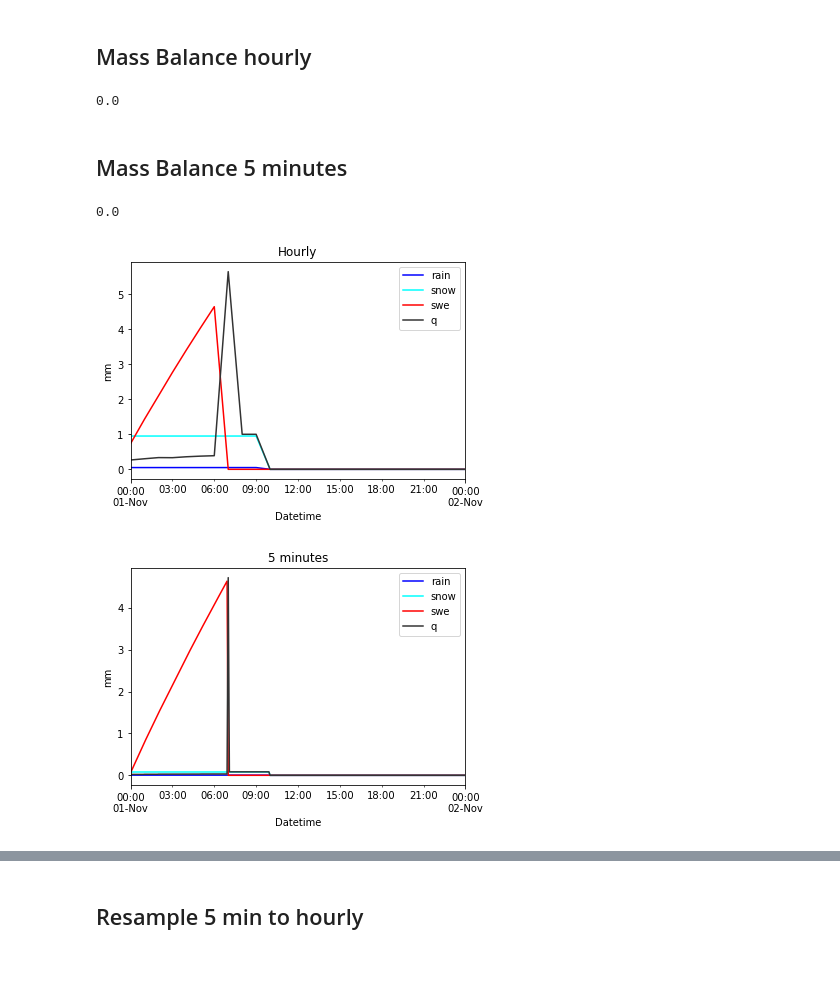
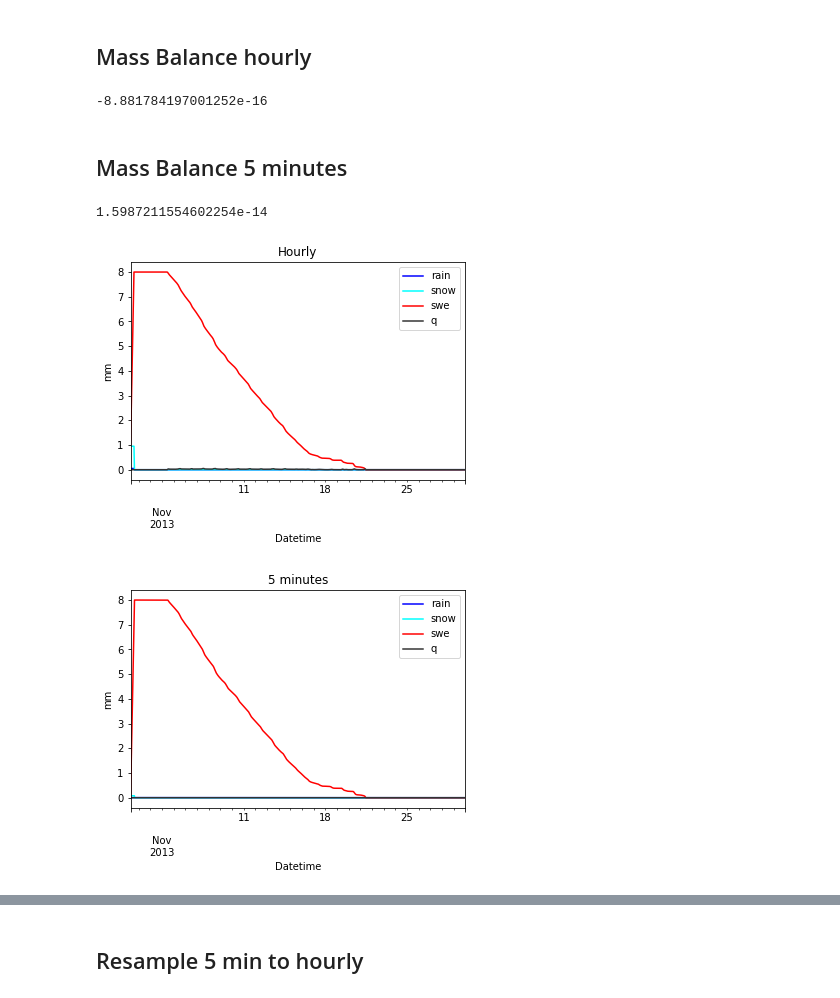
Before and after one commit to geoframecomponents/SnowMelting, a Jupyter notebook: resources/myinput/CheckMassBalanceHock.ipynb, the cells around one changed output, grey strips where cells are left out. Saved outputs shown, nothing was run; the diff lists cells and outputs as text; code cells hidden in the pictures; blank space fills up the shorter version.

```diff
--- a/resources/myinput/CheckMassBalanceHock.ipynb
+++ b/resources/myinput/CheckMassBalanceHock.ipynb
@@ -33,32 +33,36 @@ melting = gf_io.read_OMS_timeseries('MeltingHock_1_impulso_hourly.csv',-9999)
 melting.index = pd.to_datetime(melting.index)
 # %% [markdown]
 ## Mass Balance hourly
-# %%
-in_rain['10'].sum()+in_snow['10'].sum() - melting['10'].sum()
-# %% [output]
-0.0
+# %%
+tStart = '2013-11-01 07:00'
+tEnd = '2013-11-30 00:00'
+in_rain[tStart:tEnd]['10'].sum()+in_snow[tStart:tEnd]['10'].sum() - melting[tStart:tEnd]['10'].sum() - swe.iloc[-1]['10']
+# %% [output]
+-8.881784197001252e-16
 # %% [markdown]
 ## Mass Balance 5 minutes
-# %%
-in_rain_5min['10'].sum()+in_snow_5min['10'].sum() - melting_5min['10'].sum()
-# %% [output]
-0.0
+# %%
+tStart = '2013-11-01 07:00'
+tEnd = '2013-11-30 00:00'
+in_rain_5min[tStart:tEnd]['10'].sum()+in_snow_5min[tStart:tEnd]['10'].sum() - melting_5min[tStart:tEnd]['10'].sum() - swe_5min.iloc[-1]['10']
+# %% [output]
+1.5987211554602254e-14
 # %%
-tStart = '2013-11-01 00:00'
-tEnd = '2013-11-02 00:00'
+tStart = '2013-11-01 07:00'
+tEnd = '2013-11-30 00:00'
 in_rain[tStart:tEnd]['10'].plot(color='blue')
 in_snow[tStart:tEnd]['10'].plot(color='cyan')
 swe[tStart:tEnd]['10'].plot(color='red')
 melting[tStart:tEnd]['10'].plot(color='0.2')
 plt.legend(['rain', 'snow', 'swe', 'q'])
 plt.ylabel("mm")
 plt.title('Hourly')
 plt.show()
 # %% [output]
-[figure, old version]
+[figure, new version]
 # %%
-tStart = '2013-11-01 00:00'
-tEnd = '2013-11-02 00:00'
+tStart = '2013-11-01 07:00'
+tEnd = '2013-11-30 00:00'
 in_rain_5min[tStart:tEnd]['10'].plot(color='blue')
 in_snow_5min[tStart:tEnd]['10'].plot(color='cyan')
 swe_5min[tStart:tEnd]['10'].plot(color='red')
@@ -68,4 +72,4 @@ plt.ylabel("mm")
 plt.title('5 minutes')
 plt.show()
 # %% [output]
-[figure, old version]
+[figure, new version]
```
Also changed, not shown: parts of 8 cells of this notebook.
